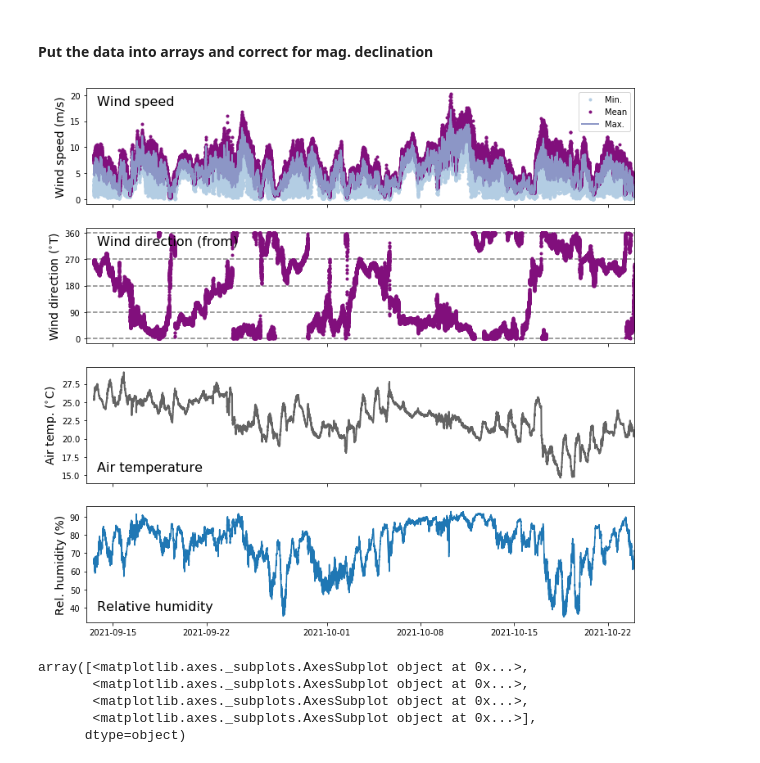
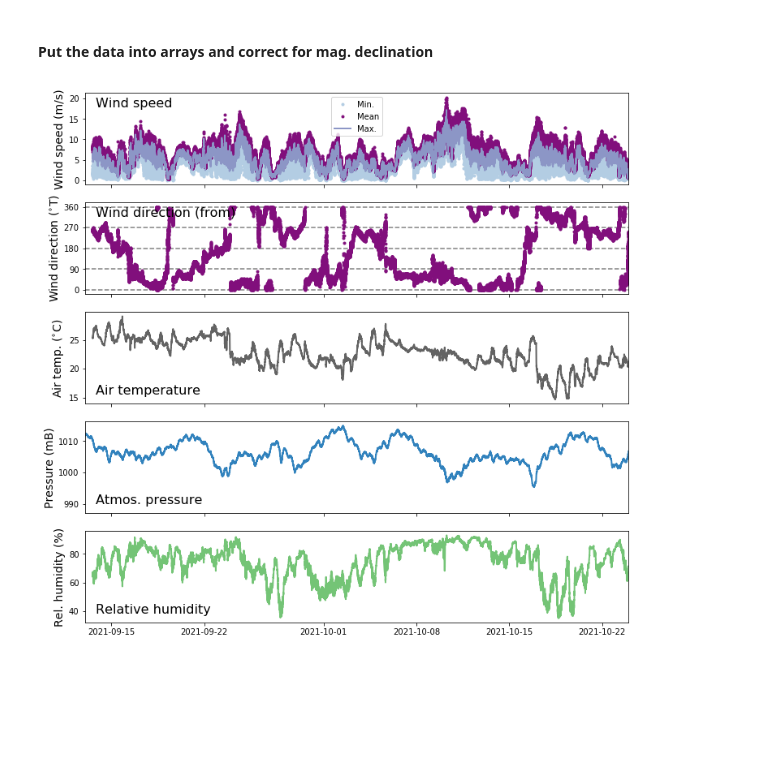
Before and after one commit to csherwood-usgs/DUNEX, a Jupyter notebook: plot_DUNEX_met_station.ipynb, the cells around one changed output. Saved outputs shown, nothing was run; the diff lists cells and outputs as text; code cells hidden in the pictures; blank space fills up the shorter version.

```diff
--- a/plot_DUNEX_met_station.ipynb
+++ b/plot_DUNEX_met_station.ipynb
@@ -10,6 +10,7 @@ import datetime
 # define some colors using palettes from ColorBrewer https://colorbrewer2.org/
 grays = ['#f7f7f7','#cccccc','#969696','#636363','#252525']
 blues = ['#eff3ff','#bdd7e7','#6baed6','#3182bd','#08519c']
+greens = ['#edf8e9','#bae4b3','#74c476','#31a354','#006d2c']
 windcol = ['#edf8fb','#b3cde3','#8c96c6','#8856a7','#810f7c']
 
 # path to met station data
@@ -124,43 +127,39 @@ pptn = df['WXTRc'].values
 dstart = datetime.date(2021, 9, 13)
 dend = datetime.date(2021, 10, 24)
 
-fig, ax = plt.subplots(nrows=4, ncols=1, sharey=False, sharex=True, squeeze=True, figsize = (12,12))
+fig, ax = plt.subplots(nrows=5, ncols=1, sharey=False, sharex=True, squeeze=True, figsize = (12,12))
 ax[0].plot(dt,wspd_min, '.',c=windcol[1],zorder=0,label='Min.')
 ax[0].plot(dt,wspd_max, '.',c=windcol[4],zorder=1,label='Mean')
 ax[0].plot(dt,wspd_mean,'-',linewidth=2,c=windcol[2],zorder=2,label='Max.')
 ax[0].set_xlim([dstart, dend])
 ax[0].set_ylabel('Wind speed (m/s)',fontsize=14)
 ax[0].text(.02,.85,'Wind speed',fontsize=16,transform=ax[0].transAxes)
 ax[0].legend()
 ax[0].set_xticklabels([])
 
 ax[1].plot([dstart,dend],[0., 0.],'--',c='gray',zorder=0)
 ax[1].plot([dstart,dend],[90., 90.],'--',c='gray',zorder=0)
 ax[1].plot([dstart,dend],[180., 180.],'--',c='gray',zorder=0)
 ax[1].plot([dstart,dend],[270., 270.],'--',c='gray',zorder=0)
 ax[1].plot([dstart,dend],[360., 360.],'--',c='gray',zorder=0)
 
 ax[1].plot(dt,wdir,'.',linewidth=2,c=windcol[4],zorder=1)
 ax[1].set_yticks([0.,90.,180.,270,360])
 ax[1].set_ylabel('Wind direction ($^{\circ}$T)',fontsize=14)
 ax[1].text(.02,.85,'Wind direction (from)',fontsize=16,transform=ax[1].transAxes)
 
 ax[2].plot(dt,airT,'-',c=grays[3],linewidth=2)
 ax[2].set_ylabel('Air temp. ($^{\circ}$C)',fontsize=14)
 ax[2].text(.02,.1,'Air temperature',fontsize=16,transform=ax[2].transAxes)
 
-ax[3].plot(dt,relh)
-ax[3].set_ylabel('Rel. humidity (%)',fontsize=14)
-ax[3].text(.02,.1,'Relative humidity',fontsize=16,transform=ax[3].transAxes)
+ax[3].plot(dthobo,phobo,c=blues[3],linewidth=2)
+ax[3].set_ylabel('Pressure (mB)',fontsize=14)
+ax[3].text(.02,.1,'Atmos. pressure',fontsize=16,transform=ax[3].transAxes)
+
+ax[4].plot(dt,relh,c=greens[2],linewidth=2)
+ax[4].set_ylabel('Rel. humidity (%)',fontsize=14)
+ax[4].text(.02,.1,'Relative humidity',fontsize=16,transform=ax[4].transAxes)
 
 plt.savefig(pathn+figfn)
 # %% [output]
-[figure, old version]
+[figure, new version]
-# %%
-ax
-# %% [output]
-array([<matplotlib.axes._subplots.AxesSubplot object at 0x...>,
-       <matplotlib.axes._subplots.AxesSubplot object at 0x...>,
-       <matplotlib.axes._subplots.AxesSubplot object at 0x...>,
-       <matplotlib.axes._subplots.AxesSubplot object at 0x...>],
-      dtype=object)
```
Also changed, not shown: parts of 4 cells of this notebook, 1 other file.
